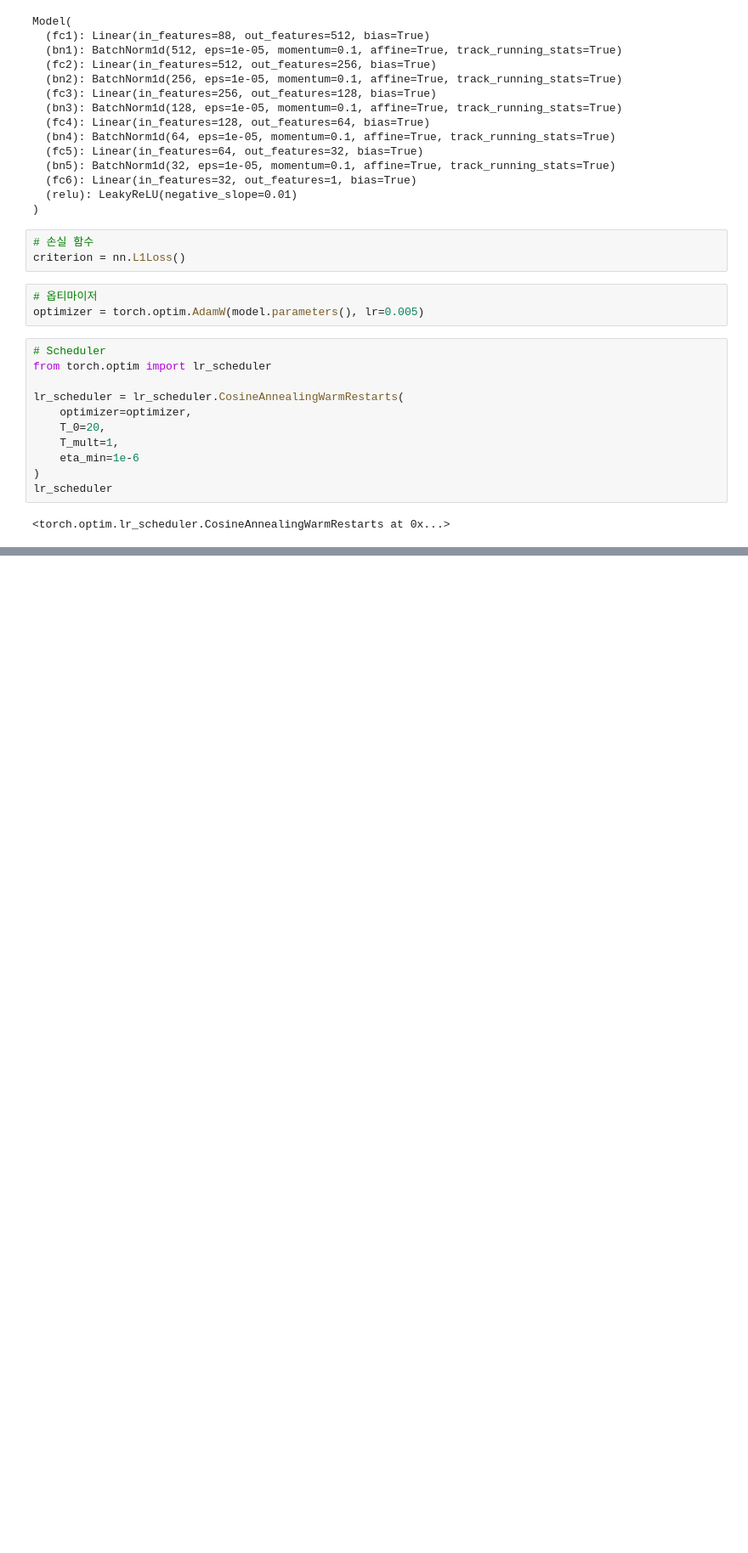
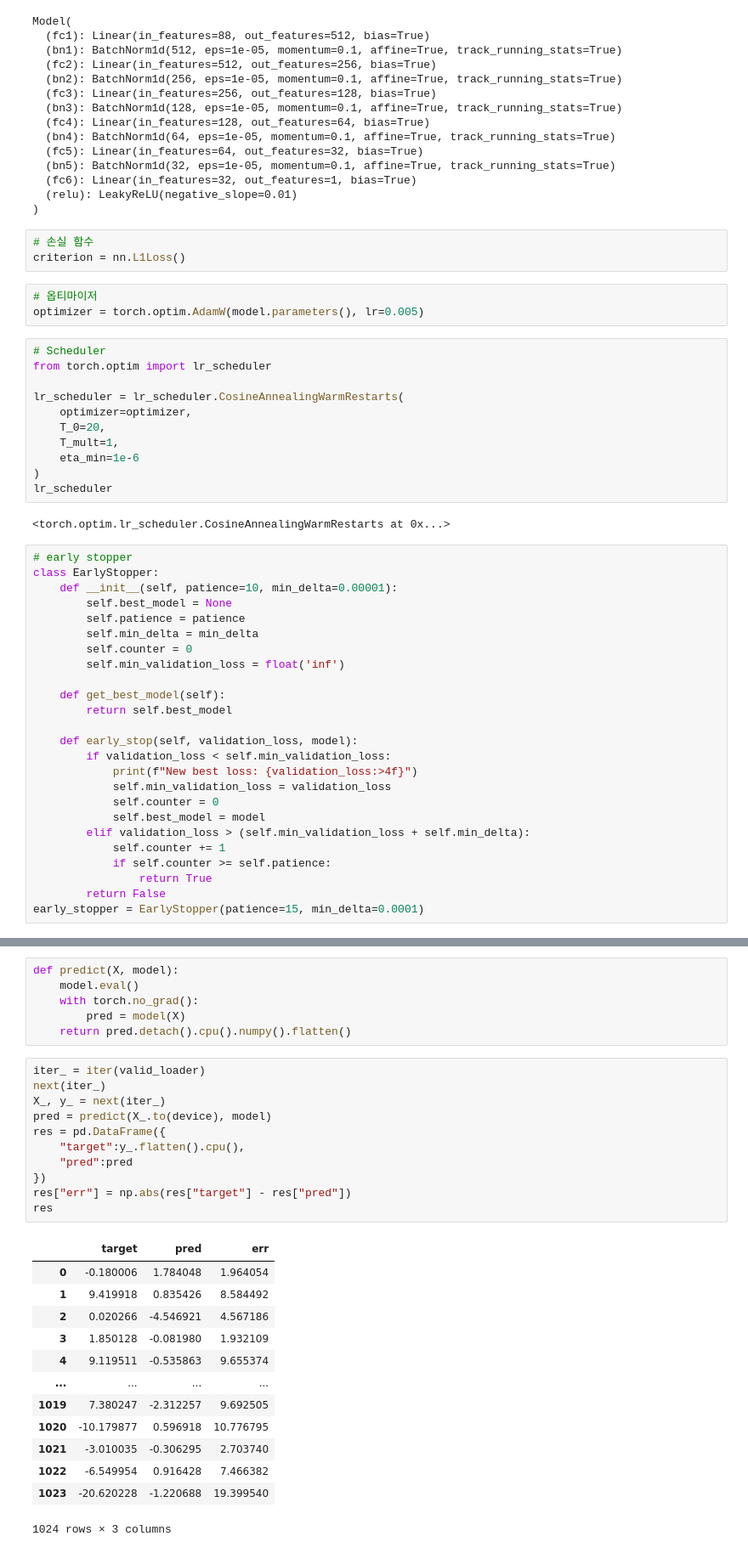
Before and after one commit to bootcamp6th-dl/optiver, a Jupyter notebook: sajacaros/03_ENHANCED/02_feature_engineering.ipynb, the cells around one changed output, grey strips where cells are left out. Shown at 85% size. Cells and saved outputs as stored; diff of their text form; blank space fills up the shorter version.

```diff
--- a/sajacaros/03_ENHANCED/02_feature_engineering.ipynb
+++ b/sajacaros/03_ENHANCED/02_feature_engineering.ipynb
@@ -424,6 +425,31 @@ lr_scheduler = lr_scheduler.CosineAnnealingWarmRestarts(
 lr_scheduler
 # %% [output]
 <torch.optim.lr_scheduler.CosineAnnealingWarmRestarts at 0x...>
+# %%
+# early stopper
+class EarlyStopper:
+    def __init__(self, patience=10, min_delta=0.00001):
+        self.best_model = None
+        self.patience = patience
+        self.min_delta = min_delta
+        self.counter = 0
+        self.min_validation_loss = float('inf')
+
+    def get_best_model(self):
+        return self.best_model
+
+    def early_stop(self, validation_loss, model):
+        if validation_loss < self.min_validation_loss:
+            print(f"New best loss: {validation_loss:>4f}")
+            self.min_validation_loss = validation_loss
+            self.counter = 0
+            self.best_model = model
+        elif validation_loss > (self.min_validation_loss + self.min_delta):
+            self.counter += 1
+            if self.counter >= self.patience:
+                return True
+        return False
+early_stopper = EarlyStopper(patience=15, min_delta=0.0001)
 # %%
 from tqdm.auto import tqdm
 epochs = 100
@@ -501,0 +536,31 @@ sns.lineplot(valid_epoch_loss, label='valid')
+# %%
+def predict(X, model):
+    model.eval()
+    with torch.no_grad():
+        pred = model(X)
+    return pred.detach().cpu().numpy().flatten()
+# %%
+iter_ = iter(valid_loader)
+next(iter_)
+X_, y_ = next(iter_)
+pred = predict(X_.to(device), model)
+res = pd.DataFrame({
+    "target":y_.flatten().cpu(),
+    "pred":pred
+})
+res["err"] = np.abs(res["target"] - res["pred"])
+res
+# %% [output]
+|  | target | pred | err |
+| 0 | -0.180006 | 1.784048 | 1.964054 |
+| 1 | 9.419918 | 0.835426 | 8.584492 |
+| 2 | 0.020266 | -4.546921 | 4.567186 |
+| 3 | 1.850128 | -0.081980 | 1.932109 |
+| 4 | 9.119511 | -0.535863 | 9.655374 |
+| ... | ... | ... | ... |
+| 1019 | 7.380247 | -2.312257 | 9.692505 |
+| 1020 | -10.179877 | 0.596918 | 10.776795 |
+| 1021 | -3.010035 | -0.306295 | 2.703740 |
+| 1022 | -6.549954 | 0.916428 | 7.466382 |
+| 1023 | -20.620228 | -1.220688 | 19.399540 |
+1024 rows × 3 columns
```
Also changed, not shown: parts of 5 cells of this notebook.
